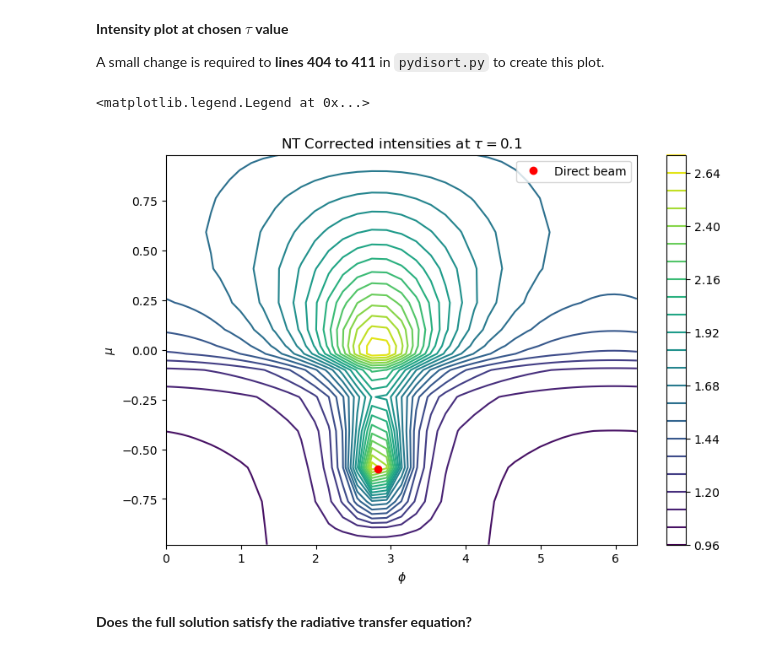
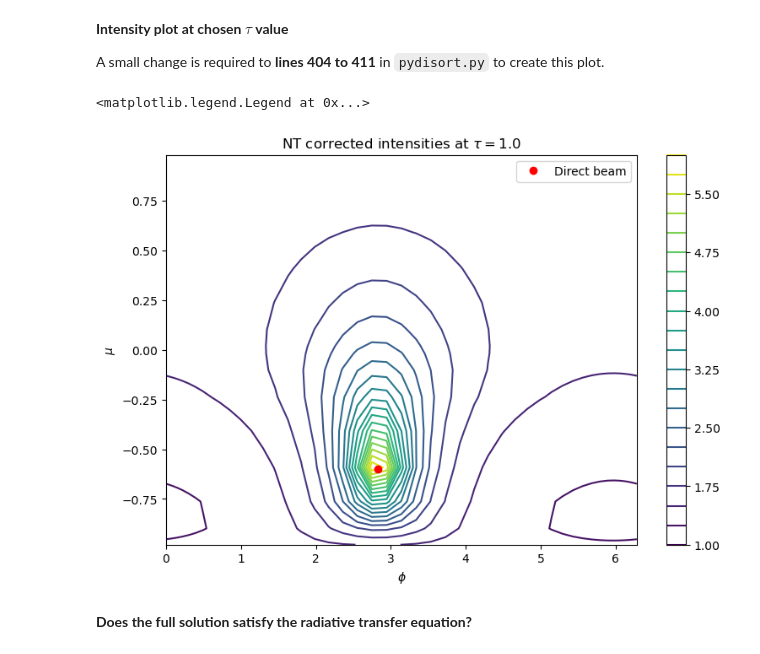
Before and after one commit to riclarsson/Pythonic-DISORT, a Jupyter notebook: docs/Pythonic-DISORT.ipynb, the cells around one changed output. Drawn from its saved outputs; the diff is of its cells as text; code cells hidden in the pictures.

```diff
--- a/docs/Pythonic-DISORT.ipynb
+++ b/docs/Pythonic-DISORT.ipynb
@@ -126,7 +127,7 @@ As before, **the zeroth index corresponds to the layer at the top of the atmosph
 # %%
 #################### SUPPLIED TO PYDISORT ########################
 
-omega_arr = np.full(NLayers, 1 - 1e-4)
+omega_arr = np.full(NLayers, 1 - 1e-6)
 
 ##################################################################
 # %% [markdown]
@@ -1797,7 +1794,7 @@ Passed all tests
 A small change is required to **lines 404 to 411** in `pydisort.py` to create this plot.
 # %%
 # Plots will be created for only this value of tau
-tau_pt = float(1e-1)  # Must be a float for auto-differentiation to work
+tau_pt = 1.  # Must be a float for auto-differentiation to work
 # %%
 LHS_NT = (
     mu_arr_RO[:, None]
@@ -1822,17 +1819,17 @@ error_NT = np.abs(RHS_NT - LHS_NT)
 # %%
 plot = u_NT(tau_pt, phi_arr)[reorder_mu]
 
 fig = plt.figure(figsize=(9, 6))
 _contour = plt.contour(MU_ARR, PHI_ARR, plot, 20)
 plt.plot(phi0, -mu0, "o", color="red", label="Direct beam")
 plt.xlabel(r"$\phi$")
 plt.ylabel(r"$\mu$")
 plt.colorbar(_contour)
-plt.title(r"NT Corrected intensities at $\tau =$" + str(np.around(tau_pt, 3)))
+plt.title(r"NT corrected intensities at $\tau =$" + str(np.around(tau_pt, 3)))
 plt.legend()
 # %% [output]
 <matplotlib.legend.Legend at 0x...>
-[figure, old version]
+[figure, new version]
 # %% [markdown]
 **Does the full solution satisfy the radiative transfer equation?**
 # %% [markdown]
```
Also changed, not shown: parts of 44 cells of this notebook, 10 other files.
